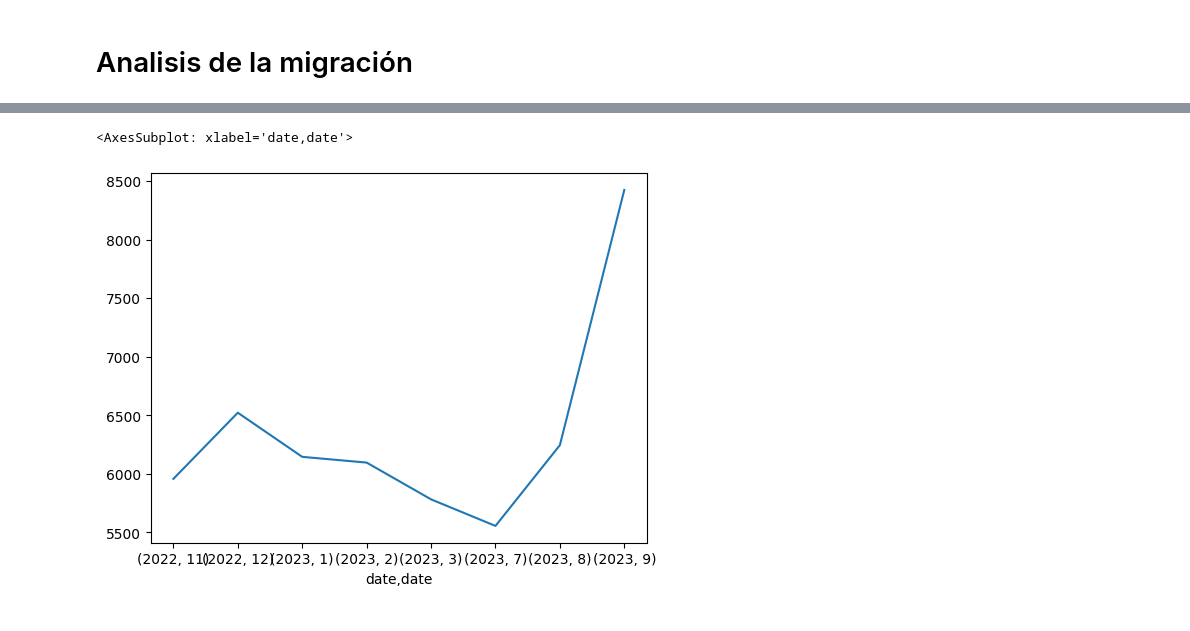
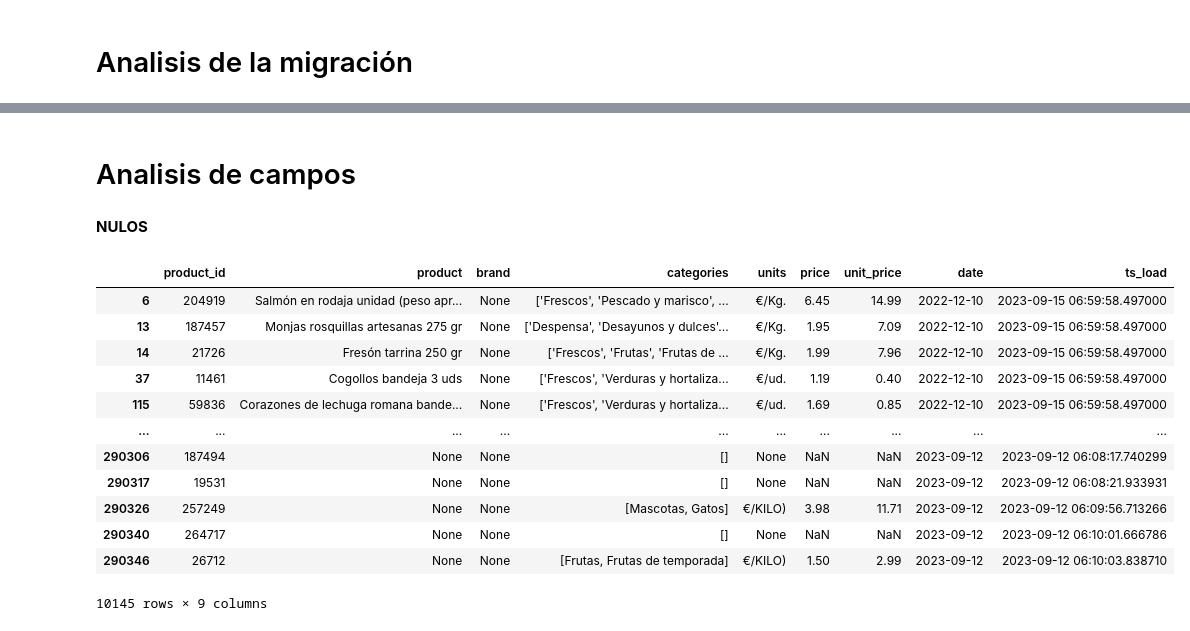
Before and after one commit to cperezh/FoodECommerceScraper, a Jupyter notebook: source/Producto_DIA_DP/Migracion Dataset.ipynb, the cells around one changed output, grey strips where cells are left out. Saved outputs shown, nothing was run; the diff lists cells and outputs as text; code cells hidden in the pictures.

```diff
--- a/source/Producto_DIA_DP/Migracion Dataset.ipynb
+++ b/source/Producto_DIA_DP/Migracion Dataset.ipynb
@@ -91,5 +90,20 @@ df["date"]  = pd.to_datetime(df["date"])
-# %%
-df.groupby([df.date.dt.year,df.date.dt.month])["product_id"].agg(pd.Series.nunique).plot(kind="line")
-# %% [output]
-<AxesSubplot: xlabel='date,date'>
-[figure, removed]
+# %% [markdown]
+# Analisis de campos
+# %% [markdown]
+**NULOS**
+# %%
+df[df.isna().any(axis=1)]
+# %% [output]
+|  | product_id | product | brand | categories | units | price | unit_price | date | ts_load |
+| 6 | 204919 | Salmón en rodaja unidad (peso apr... | None | ['Frescos', 'Pescado y marisco', ... | €/Kg. | 6.45 | 14.99 | 2022-12-10 | 2023-09-15 06:59:58.497000 |
+| 13 | 187457 | Monjas rosquillas artesanas 275 gr | None | ['Despensa', 'Desayunos y dulces'... | €/Kg. | 1.95 | 7.09 | 2022-12-10 | 2023-09-15 06:59:58.497000 |
+| 14 | 21726 | Fresón tarrina 250 gr | None | ['Frescos', 'Frutas', 'Frutas de ... | €/Kg. | 1.99 | 7.96 | 2022-12-10 | 2023-09-15 06:59:58.497000 |
+| 37 | 11461 | Cogollos bandeja 3 uds | None | ['Frescos', 'Verduras y hortaliza... | €/ud. | 1.19 | 0.40 | 2022-12-10 | 2023-09-15 06:59:58.497000 |
+| 115 | 59836 | Corazones de lechuga romana bande... | None | ['Frescos', 'Verduras y hortaliza... | €/ud. | 1.69 | 0.85 | 2022-12-10 | 2023-09-15 06:59:58.497000 |
+| ... | ... | ... | ... | ... | ... | ... | ... | ... | ... |
+| 290306 | 187494 | None | None | [] | None | NaN | NaN | 2023-09-12 | 2023-09-12 06:08:17.740299 |
+| 290317 | 19531 | None | None | [] | None | NaN | NaN | 2023-09-12 | 2023-09-12 06:08:21.933931 |
+| 290326 | 257249 | None | None | [Mascotas, Gatos] | €/KILO) | 3.98 | 11.71 | 2023-09-12 | 2023-09-12 06:09:56.713266 |
+| 290340 | 264717 | None | None | [] | None | NaN | NaN | 2023-09-12 | 2023-09-12 06:10:01.666786 |
+| 290346 | 26712 | None | None | [Frutas, Frutas de temporada] | €/KILO) | 1.50 | 2.99 | 2023-09-12 | 2023-09-12 06:10:03.838710 |
+10145 rows × 9 columns
```
Also changed, not shown: parts of 9 cells of this notebook, 2 other files.
